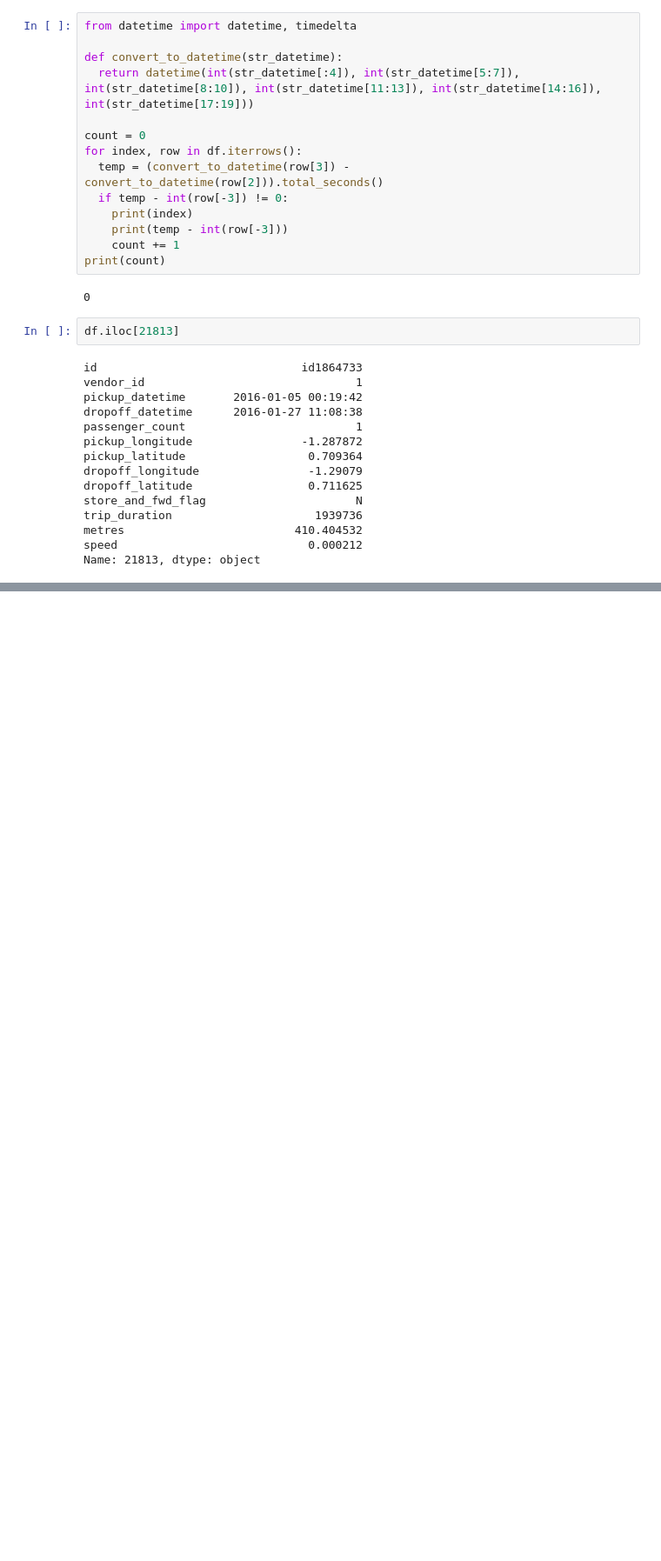
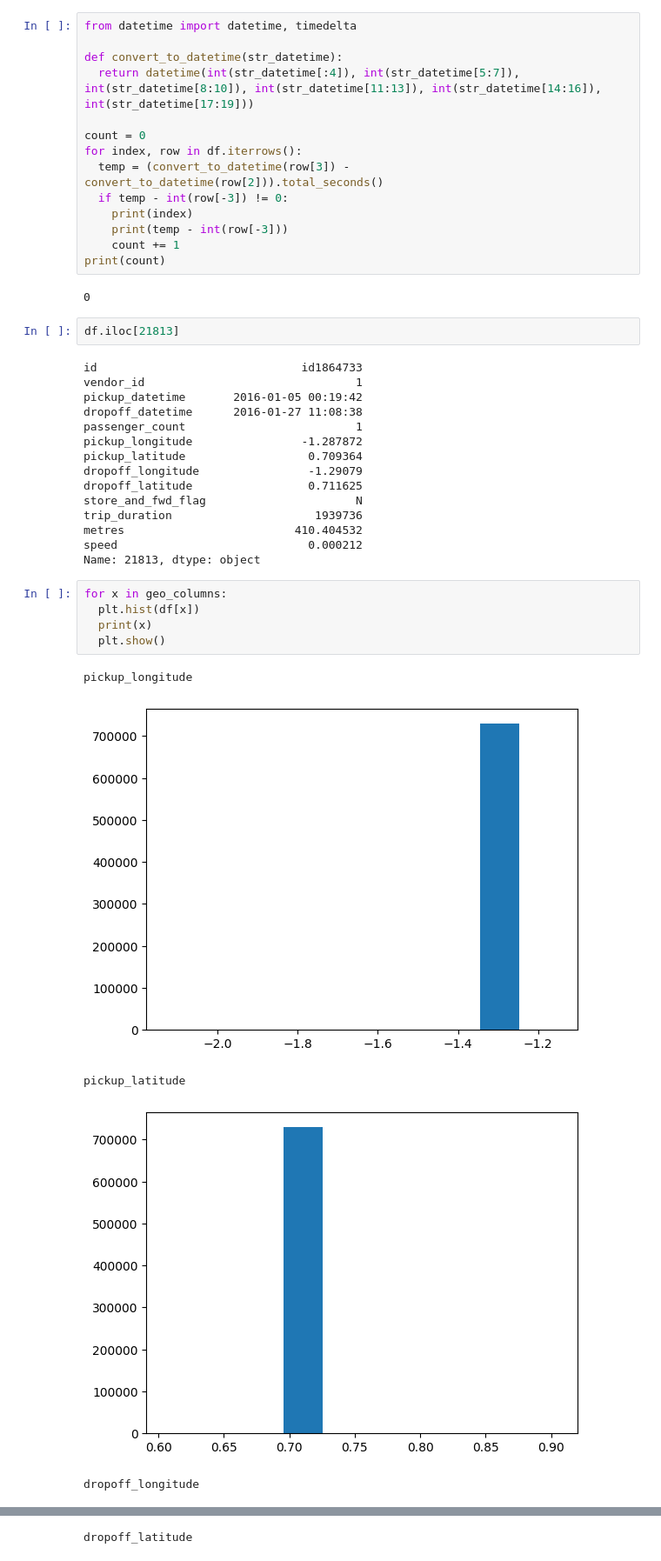
Before and after one commit to JeeEssEm/yandex_big_data, a Jupyter notebook: notebooks/explore_data_analysis.ipynb, the cells around one changed output, grey strips where cells are left out. Shown: that part at 87% size. Drawn from its saved outputs; the diff is of its cells as text; blank space fills up the shorter version.

```diff
--- a/notebooks/explore_data_analysis.ipynb
+++ b/notebooks/explore_data_analysis.ipynb
@@ -151,3 +151,14 @@ trip_duration                     1939736
 metres                         410.404532
 speed                            0.000212
 Name: 21813, dtype: object
+# %%
+for x in geo_columns:
+  plt.hist(df[x])
+  print(x)
+  plt.show()
+# %% [output]
+pickup_longitude
+[figure, added]
+pickup_latitude
+[figure, added]
+dropoff_longitude
@@ -153,0 +166 @@ Name: 21813, dtype: object
+dropoff_latitude
```
Also changed, not shown: parts of 3 cells of this notebook.
